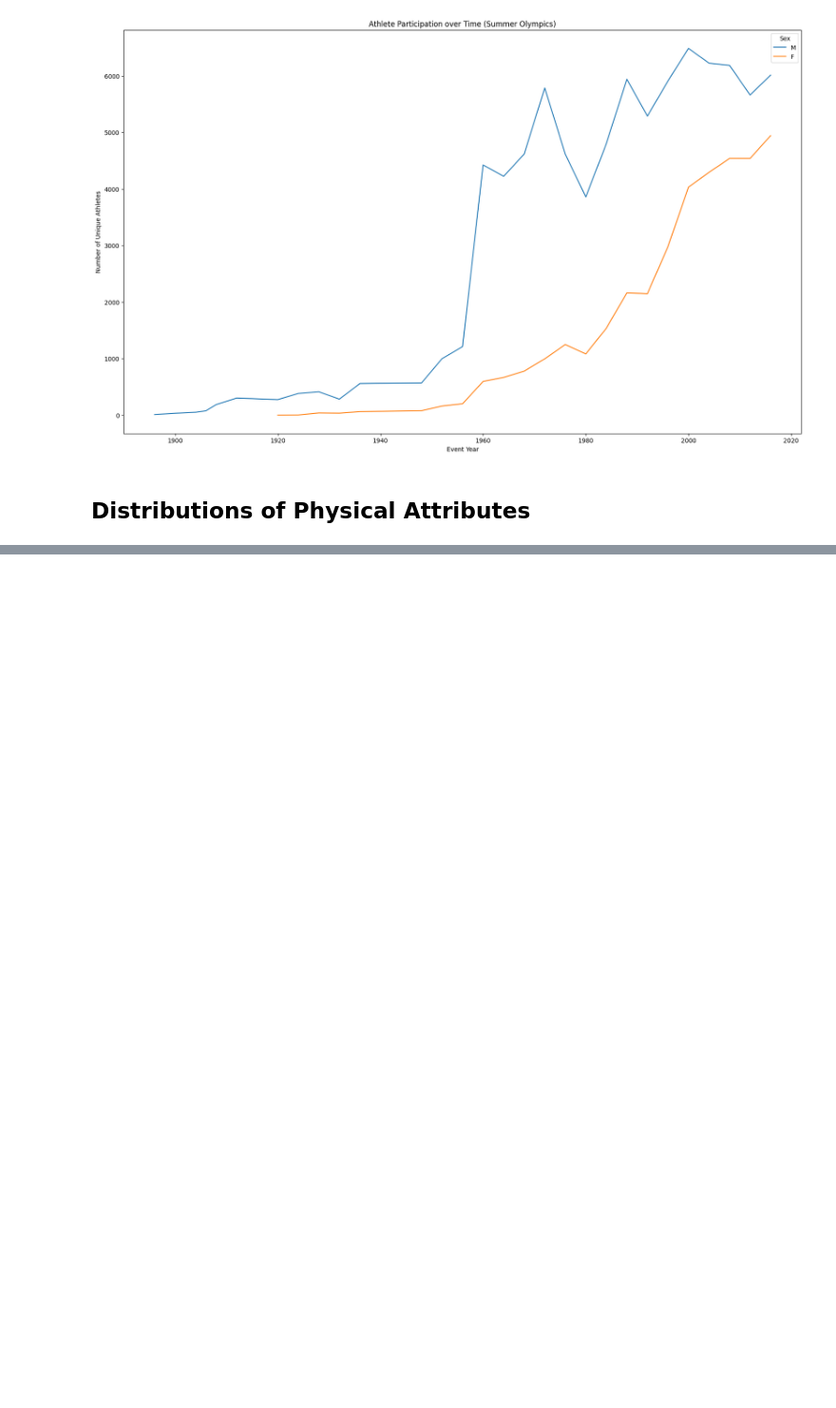
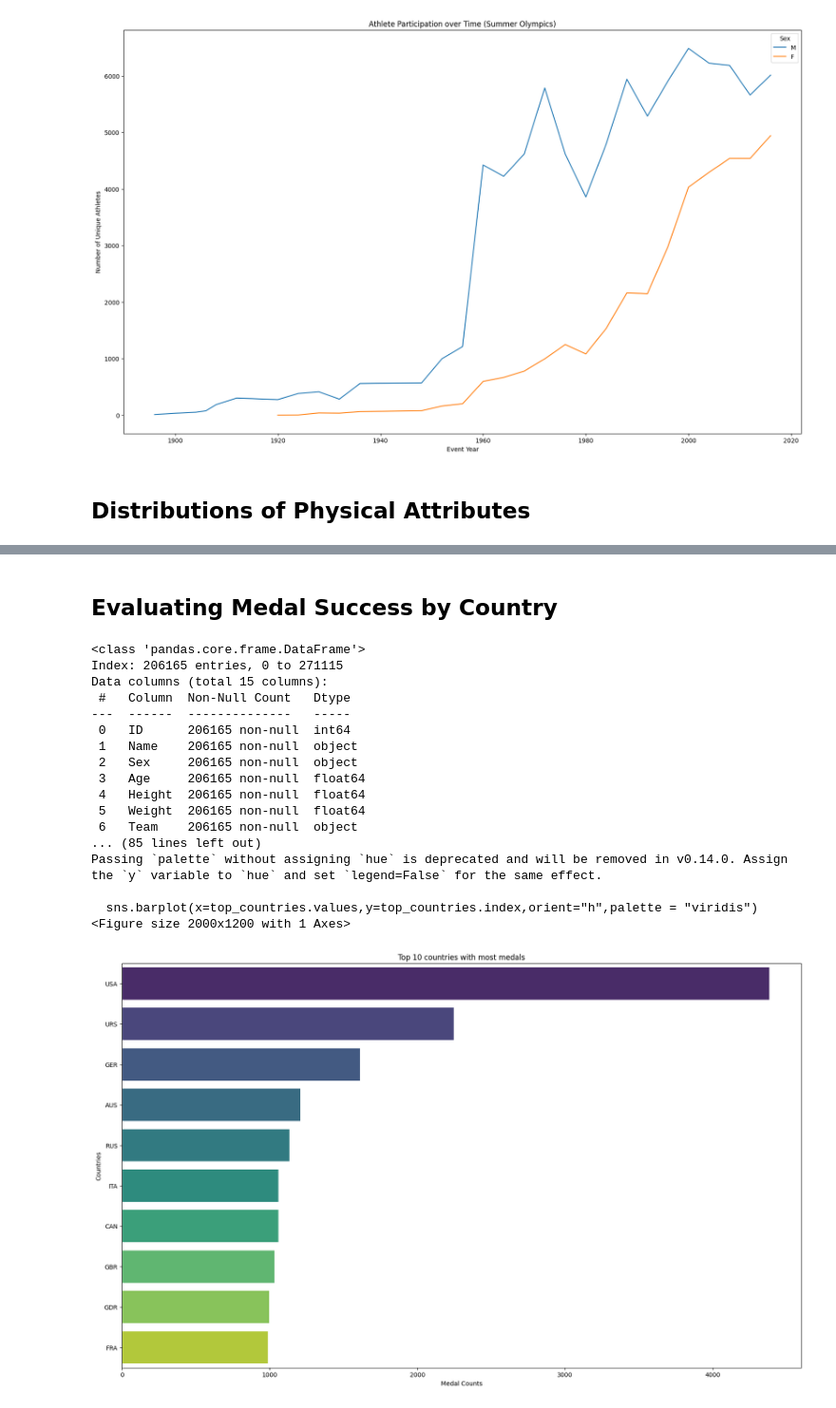
Before and after one commit to caskoay3012/codefinity-exploring-olympic-history-through-data-visualization, a Jupyter notebook: notebook.ipynb, the cells around one changed output, grey strips where cells are left out. Shown at 95% size. Drawn from its saved outputs; the diff is of its cells as text; code cells hidden in the pictures; blank space fills up the shorter version.

```diff
--- a/notebook.ipynb
+++ b/notebook.ipynb
@@ -105,0 +236,46 @@ memory usage: 20.3+ MB
+# %% [markdown]
+## Evaluating Medal Success by Country
+# %%
+# Write your code below
+import seaborn as sns
+import matplotlib.pyplot as plt
+
+# Step 0: Check database structure
+df.info()
+print(df)
+
+# Step 1: Filter Medal Column with rows not equal to "None"
+medalists = df[df['Medal'] != 'None']
+medalists.info()
+
+# Step 2: Find top countries with most medal counts
+#wrong ->top_countries = medalists.groupby('NOC')['Medal'].nunique().reset_index().sort_values(by='Medal',ascending=False).head(10)
+top_countries = medalists.groupby('NOC')['Medal'].count().sort_values(ascending=False).head(10)
+print(top_countries)
+
+# Step 3: Barplot consisting top10 countries with most medals.
+plt.figure(figsize = (20,12))
+sns.barplot(x=top_countries.values,y=top_countries.index,orient="h",palette = "viridis")
+plt.title("Top 10 countries with most medals")
+plt.ylabel("Countries")
+plt.xlabel("Medal Counts")
+plt.show()
+# %% [output]
+<class 'pandas.core.frame.DataFrame'>
+Index: 206165 entries, 0 to 271115
+Data columns (total 15 columns):
+ #   Column  Non-Null Count   Dtype
+---  ------  --------------   -----
+ 0   ID      206165 non-null  int64
+ 1   Name    206165 non-null  object
+ 2   Sex     206165 non-null  object
+ 3   Age     206165 non-null  float64
+ 4   Height  206165 non-null  float64
+ 5   Weight  206165 non-null  float64
+ 6   Team    206165 non-null  object
+... (85 lines left out)
+Passing `palette` without assigning `hue` is deprecated and will be removed in v0.14.0. Assign the `y` variable to `hue` and set `legend=False` for the same effect.
+
+  sns.barplot(x=top_countries.values,y=top_countries.index,orient="h",palette = "viridis")
+<Figure size 2000x1200 with 1 Axes>
+[figure, added]
```
Also changed, not shown: parts of 5 cells of this notebook, 1 other file.
